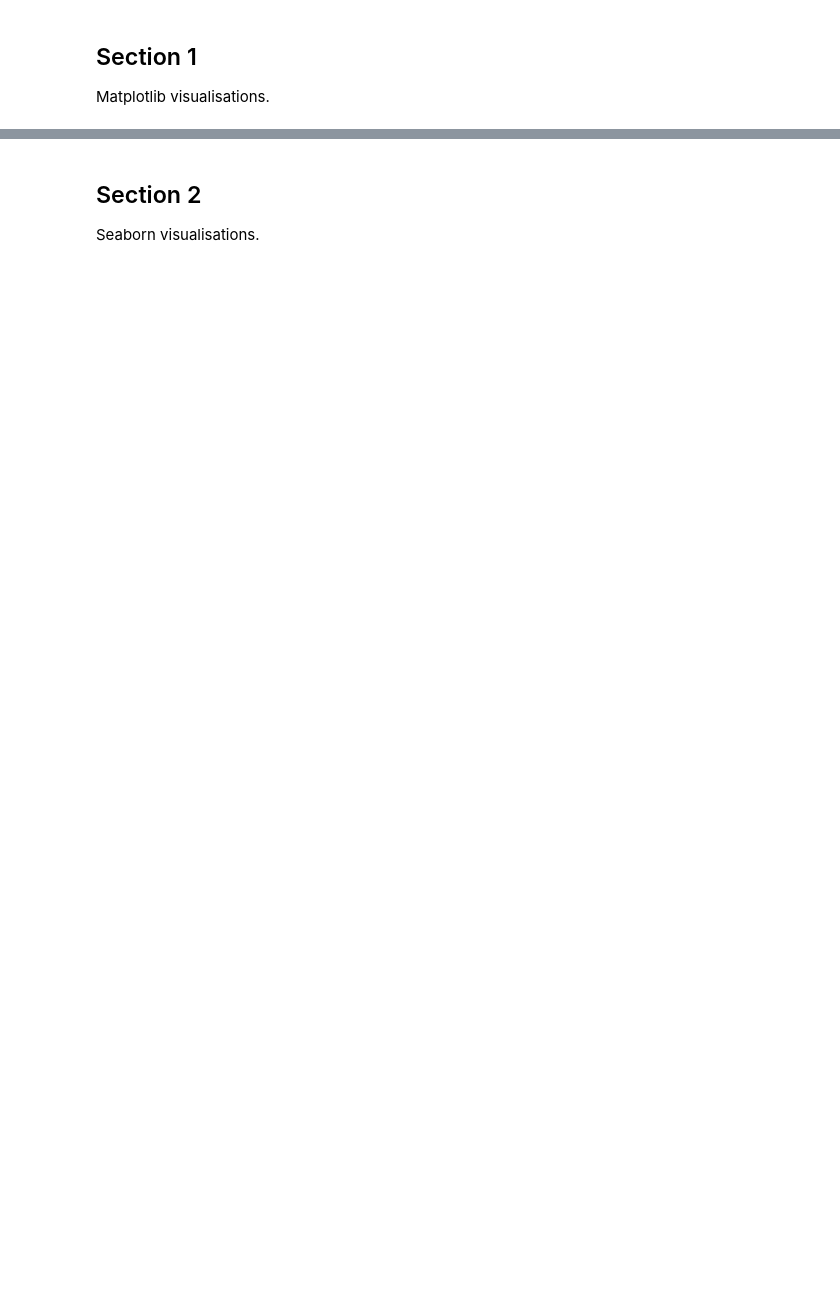
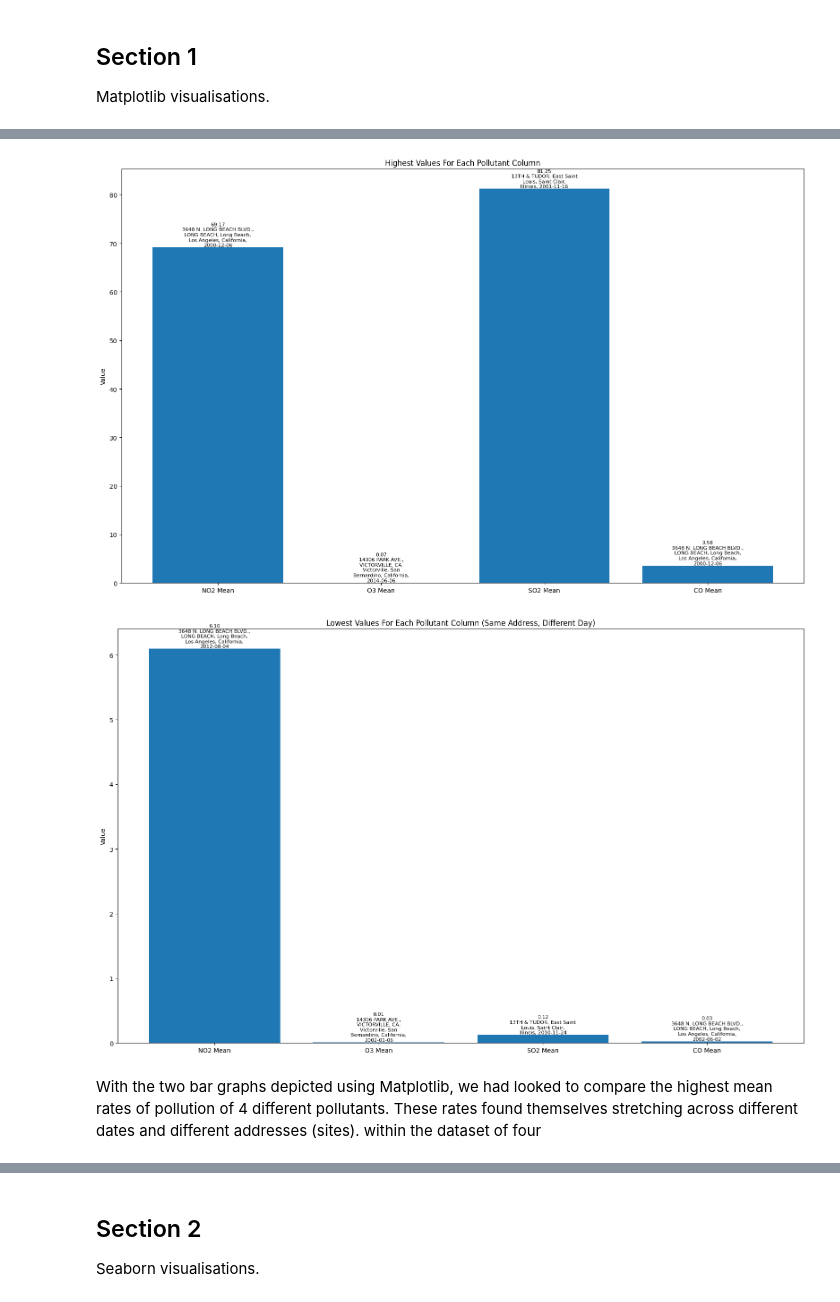
Before and after one commit to AjayChohan1/air-quality-dashboard, a Jupyter notebook: jupyter_notebooks/basic_visualisations.ipynb, the cells around one changed output, grey strips where cells are left out. Cells and saved outputs as stored; diff of their text form; code cells hidden in the pictures; blank space fills up the shorter version.

Commit message:
generate graphs

```diff
--- a/jupyter_notebooks/basic_visualisations.ipynb
+++ b/jupyter_notebooks/basic_visualisations.ipynb
@@ -77,0 +135,79 @@ df.head()
+# %%
+# Find highest and lowest value for each mean pollutant column and plot as two graphs with address, city, county, state, and date on bars
+import textwrap
+mean_cols = ["NO2 Mean", "O3 Mean", "SO2 Mean", "CO Mean"]  # Removed AQI columns
+import matplotlib.pyplot as plt
+
+# Highest values and addresses
+high_vals = []
+high_labels = []
+high_bar_labels = []
+high_indices = []
+for col in mean_cols:
+    high_idx = df[col].idxmax()
+    high_indices.append(high_idx)
+    high_vals.append(df.loc[high_idx, col])
+    high_labels.append(col)
+    addr = df.loc[high_idx, "Address"]
+    city = df.loc[high_idx, "City"]
+    county = df.loc[high_idx, "County"]
+    state = df.loc[high_idx, "State"]
+    date = df.loc[high_idx, "Date"]
+    label = f"{addr}, {city}, {county}, {state}, {date}"
+    wrapped_label = '\n'.join(textwrap.wrap(label, 25))
+    high_bar_labels.append(wrapped_label)
+
+plt.figure(figsize=(16,10))
+bars = plt.bar(high_labels, high_vals)
+plt.title("Highest Values For Each Pollutant Column")
+plt.ylabel("Value")
+plt.xticks(rotation=0)
+for bar, value, label in zip(bars, high_vals, high_bar_labels):
+    plt.text(bar.get_x() + bar.get_width()/2, bar.get_height(), f'{value:.2f}\n{label}', ha='center', va='bottom', fontsize=8, wrap=True)
+plt.tight_layout()
+plt.show()
+
+# Lowest values for the same address but on a different day than the highest value for each pollutant
+low_vals = []
+low_labels = []
+low_bar_labels = []
+for col, high_idx in zip(mean_cols, high_indices):
+    addr = df.loc[high_idx, "Address"]
+    high_date = df.loc[high_idx, "Date"]
+    # Filter for same address but different date
+    mask = (df["Address"] == addr) & (df["Date"] != high_date)
+    # Find the lowest value for this pollutant at that address on a different day
+    if df.loc[mask, col].empty:
+        low_val = float('nan')
+        low_date = 'N/A'
+        city = df.loc[high_idx, "City"]
+        county = df.loc[high_idx, "County"]
+        state = df.loc[high_idx, "State"]
+    else:
+        low_idx = df.loc[mask, col].idxmin()
+        low_val = df.loc[low_idx, col]
+        low_date = df.loc[low_idx, "Date"]
+        city = df.loc[low_idx, "City"]
+        county = df.loc[low_idx, "County"]
+        state = df.loc[low_idx, "State"]
+    low_vals.append(low_val)
+    low_labels.append(col)
+    label = f"{addr}, {city}, {county}, {state}, {low_date}"
+    wrapped_label = '\n'.join(textwrap.wrap(label, 25))
+    low_bar_labels.append(wrapped_label)
+
+plt.figure(figsize=(16,10))
+bars = plt.bar(low_labels, low_vals)
+plt.title("Lowest Values For Each Pollutant Column (Same Address, Different Day)")
+plt.ylabel("Value")
+plt.xticks(rotation=0)
+plt.ylim(bottom=0)  # Set y-axis to start at 0
+for bar, value, label in zip(bars, low_vals, low_bar_labels):
+    plt.text(bar.get_x() + bar.get_width()/2, bar.get_height(), f'{value:.2f}\n{label}', ha='center', va='bottom', fontsize=8, wrap=True)
+plt.tight_layout()
+plt.show()
+# %% [output]
+[figure, added]
+[figure, added]
+# %% [markdown]
+With the two bar graphs depicted using Matplotlib, we had looked to compare the highest mean rates of pollution of 4 different pollutants. These rates found themselves stretching across different dates and different addresses (sites). within the dataset of four
```
Also changed, not shown: parts of 10 cells of this notebook.
